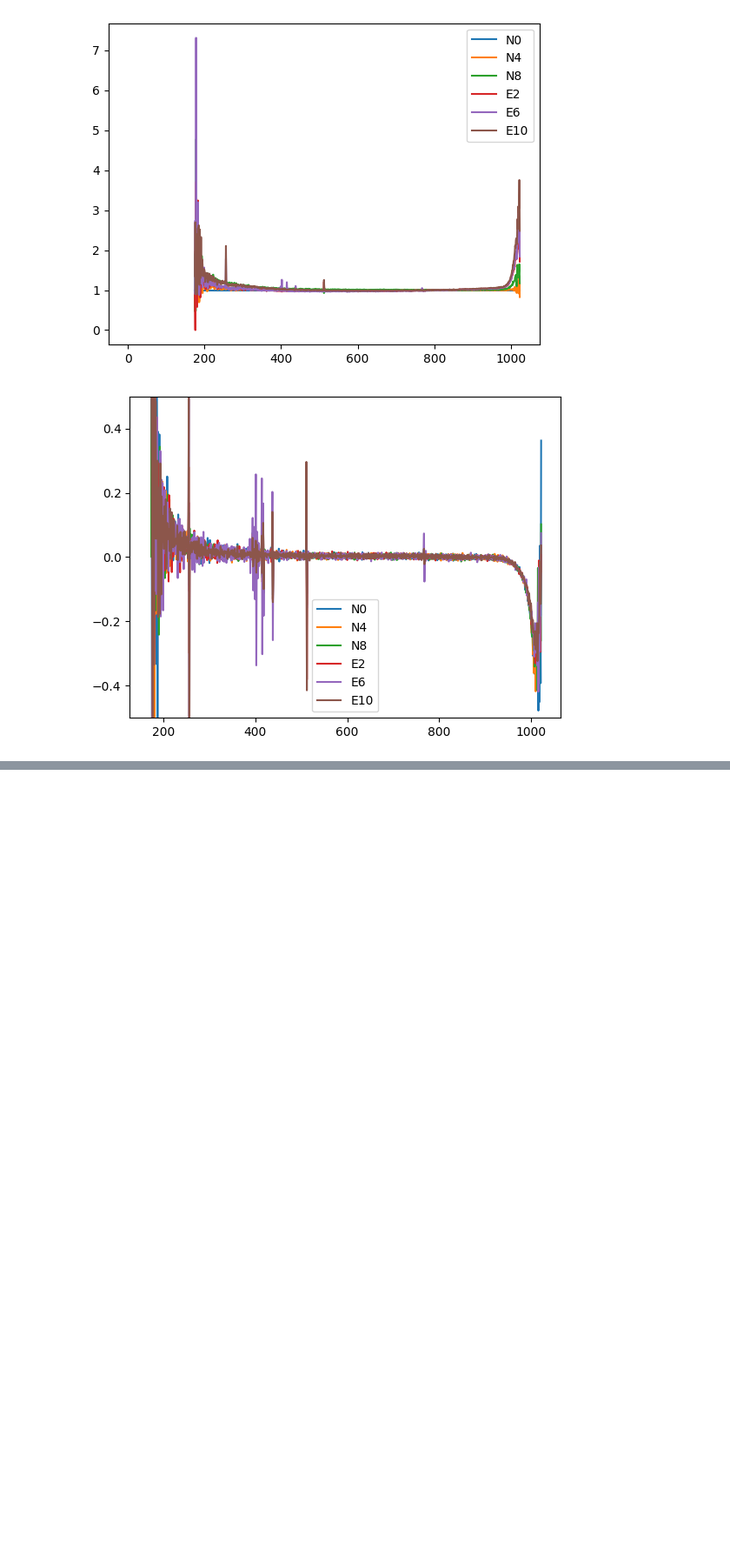
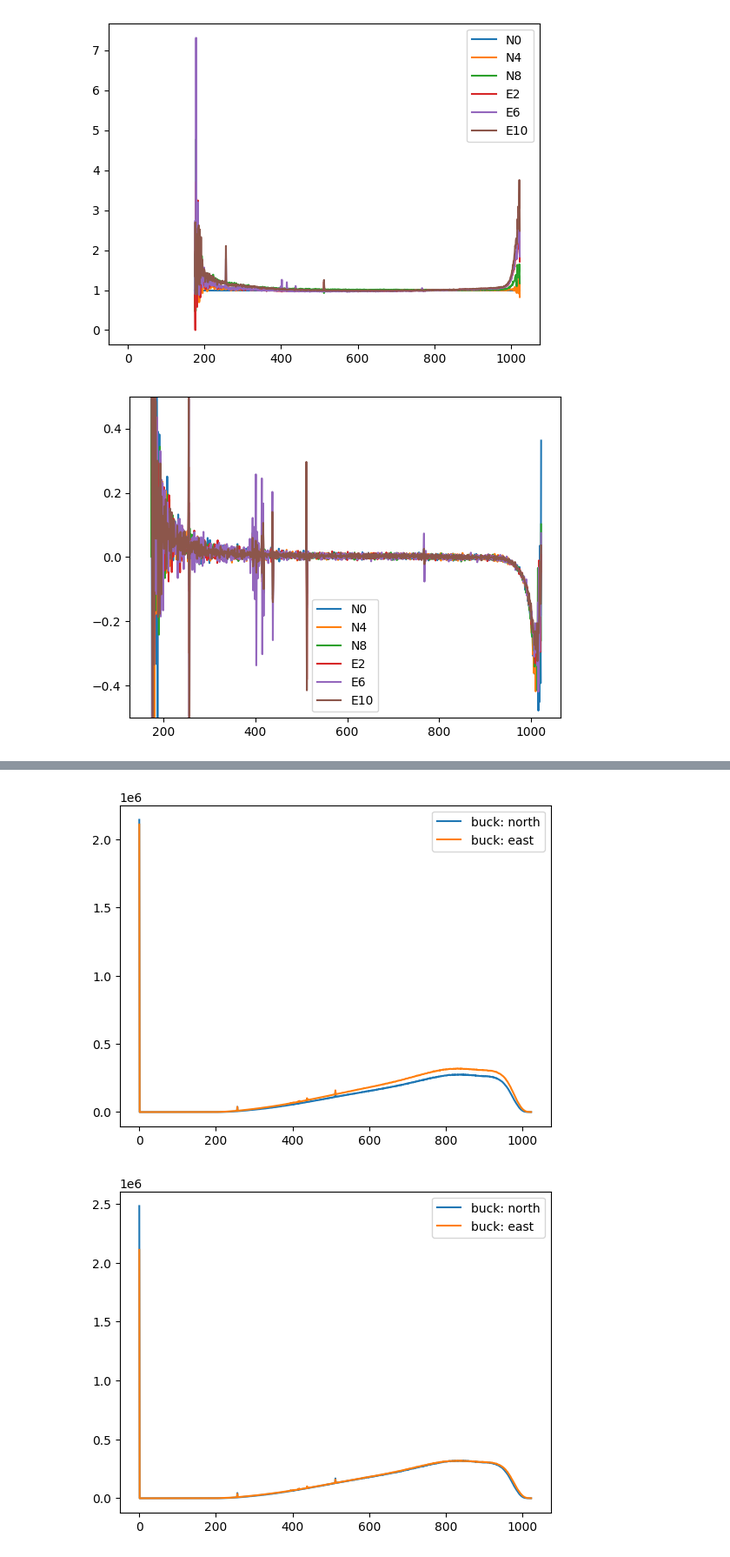
Before and after one commit to EIGSEP/eigsep_corr, a Jupyter notebook: gain_calibration/gain_calibration.ipynb, the cells around one changed output, grey strips where cells are left out. Shown: that part at 87% size. Drawn from its saved outputs; the diff is of its cells as text; code cells hidden in the pictures; blank space fills up the shorter version.

Commit message:
make plots for buck conv

```diff
--- a/gain_calibration/gain_calibration.ipynb
+++ b/gain_calibration/gain_calibration.ipynb
@@ -244,0 +257,11 @@ plot_SNAP_noise(snap_c91_data)
+# %%
+POWER = ["buck"]#, "ps"]
+buck_data, buck_norm = all_data(POWER, "power")
+
+plot_data(buck_data, POWER)
+plot_norm(buck_norm, POWER, get_max(buck_data["buck"]["east"]))
+plot_ratio(buck_norm, POWER, "buck", ref_pol="east")
+plot_noise(buck_data, POWER)
+# %% [output]
+[figure, added]
+[figure, added]
```
Also changed, not shown: parts of 2 cells of this notebook.
